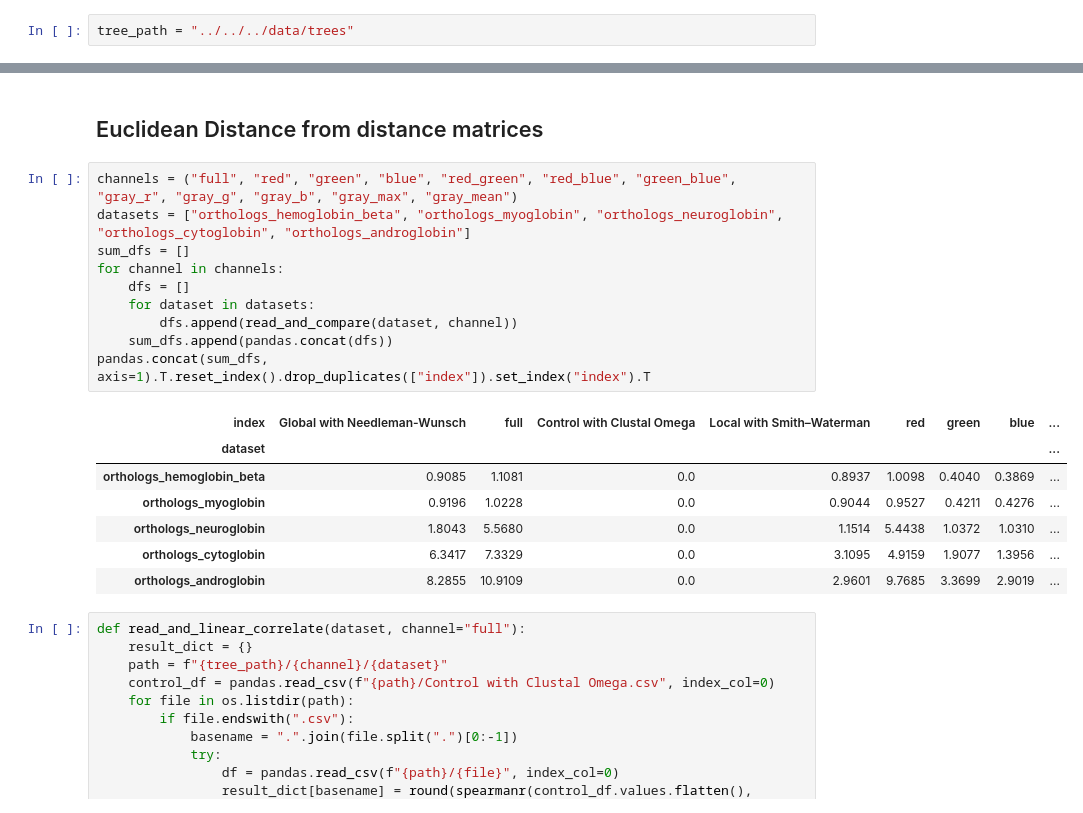
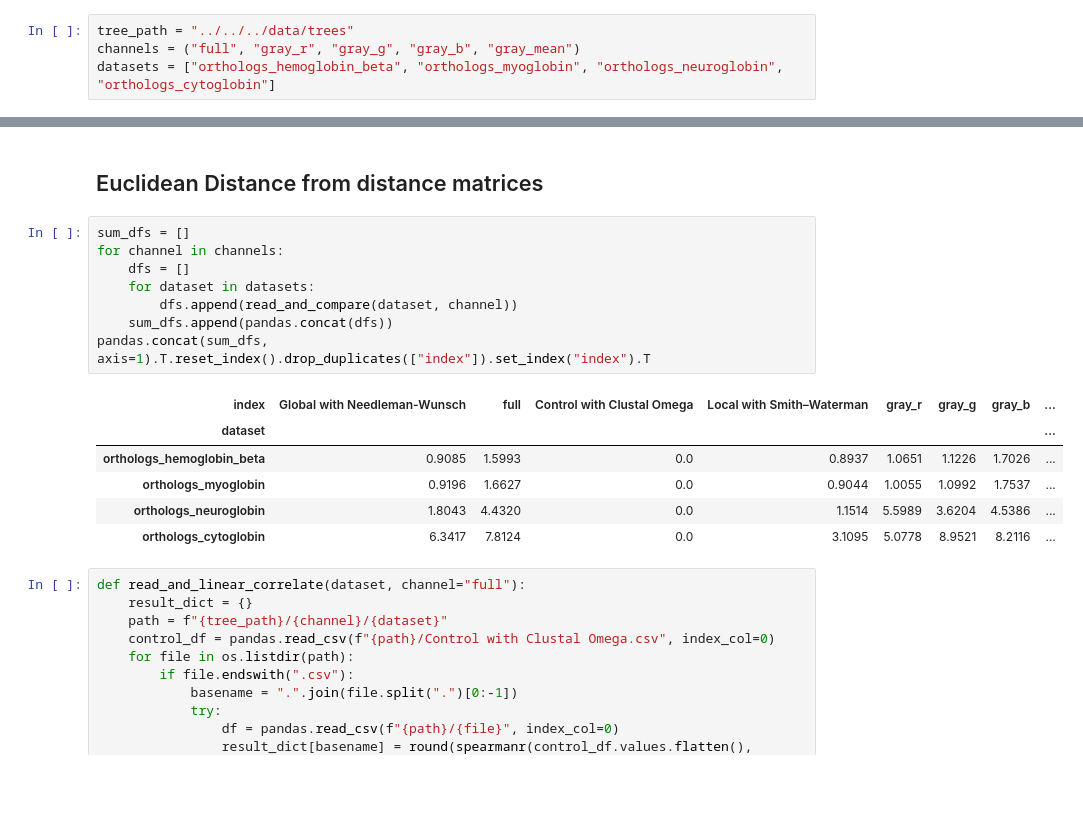
Before and after one commit to TreeTechDev/biomodelml, a Jupyter notebook: notebooks/results/v5/Feature Analysis by Channel.ipynb, the cells around one changed output, grey strips where cells are left out. Drawn from its saved outputs; the diff is of its cells as text; blank space fills up the shorter version.

```diff
--- a/notebooks/results/v5/Feature Analysis by Channel.ipynb
+++ b/notebooks/results/v5/Feature Analysis by Channel.ipynb
@@ -14,6 +14,8 @@ from IPython.core.display import display, HTML
 from ete3 import Tree
 # %%
 tree_path = "../../../data/trees"
+channels = ("full", "gray_r", "gray_g", "gray_b", "gray_mean")
+datasets = ["orthologs_hemoglobin_beta", "orthologs_myoglobin", "orthologs_neuroglobin", "orthologs_cytoglobin"]
 # %%
 def read_and_compare(dataset, channel="full"):
     result_dict = {}
@@ -34,23 +36,20 @@ def read_and_compare(dataset, channel="full"):
 # %% [markdown]
 ## Euclidean Distance from distance matrices
 # %%
-channels = ("full", "red", "green", "blue", "red_green", "red_blue", "green_blue", "gray_r", "gray_g", "gray_b", "gray_max", "gray_mean")
-datasets = ["orthologs_hemoglobin_beta", "orthologs_myoglobin", "orthologs_neuroglobin", "orthologs_cytoglobin", "orthologs_androglobin"]
 sum_dfs = []
 for channel in channels:
     dfs = []
     for dataset in datasets:
         dfs.append(read_and_compare(dataset, channel))
     sum_dfs.append(pandas.concat(dfs))
 pandas.concat(sum_dfs, axis=1).T.reset_index().drop_duplicates(["index"]).set_index("index").T
 # %% [output]
-| index | Global with Needleman-Wunsch | full | Control with Clustal Omega | Local with Smith–Waterman | red | green | blue | ... |
+| index | Global with Needleman-Wunsch | full | Control with Clustal Omega | Local with Smith–Waterman | gray_r | gray_g | gray_b | ... |
 | dataset |  |  |  |  |  |  |  | ... |
-| orthologs_hemoglobin_beta | 0.9085 | 1.1081 | 0.0 | 0.8937 | 1.0098 | 0.4040 | 0.3869 | ... |
-| orthologs_myoglobin | 0.9196 | 1.0228 | 0.0 | 0.9044 | 0.9527 | 0.4211 | 0.4276 | ... |
-| orthologs_neuroglobin | 1.8043 | 5.5680 | 0.0 | 1.1514 | 5.4438 | 1.0372 | 1.0310 | ... |
-| orthologs_cytoglobin | 6.3417 | 7.3329 | 0.0 | 3.1095 | 4.9159 | 1.9077 | 1.3956 | ... |
-| orthologs_androglobin | 8.2855 | 10.9109 | 0.0 | 2.9601 | 9.7685 | 3.3699 | 2.9019 | ... |
+| orthologs_hemoglobin_beta | 0.9085 | 1.5993 | 0.0 | 0.8937 | 1.0651 | 1.1226 | 1.7026 | ... |
+| orthologs_myoglobin | 0.9196 | 1.6627 | 0.0 | 0.9044 | 1.0055 | 1.0992 | 1.7537 | ... |
+| orthologs_neuroglobin | 1.8043 | 4.4320 | 0.0 | 1.1514 | 5.5989 | 3.6204 | 4.5386 | ... |
+| orthologs_cytoglobin | 6.3417 | 7.8124 | 0.0 | 3.1095 | 5.0778 | 8.9521 | 8.2116 | ... |
 # %%
 def read_and_linear_correlate(dataset, channel="full"):
     result_dict = {}
```
Also changed, not shown: parts of 8 cells of this notebook, 3 other files.
